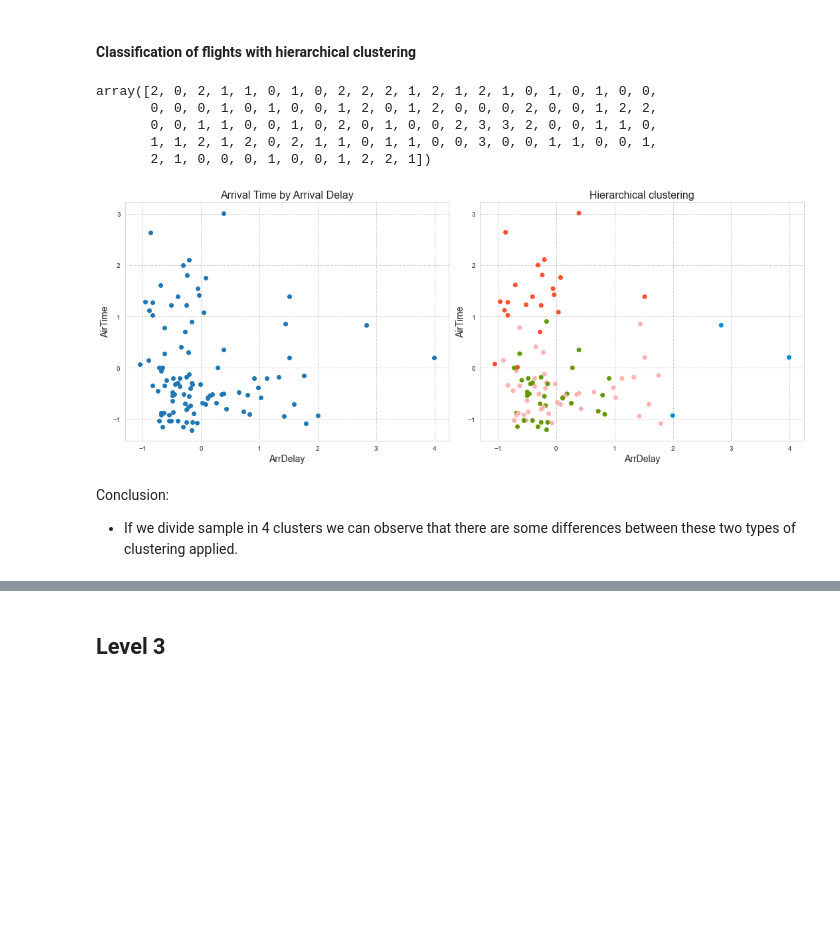
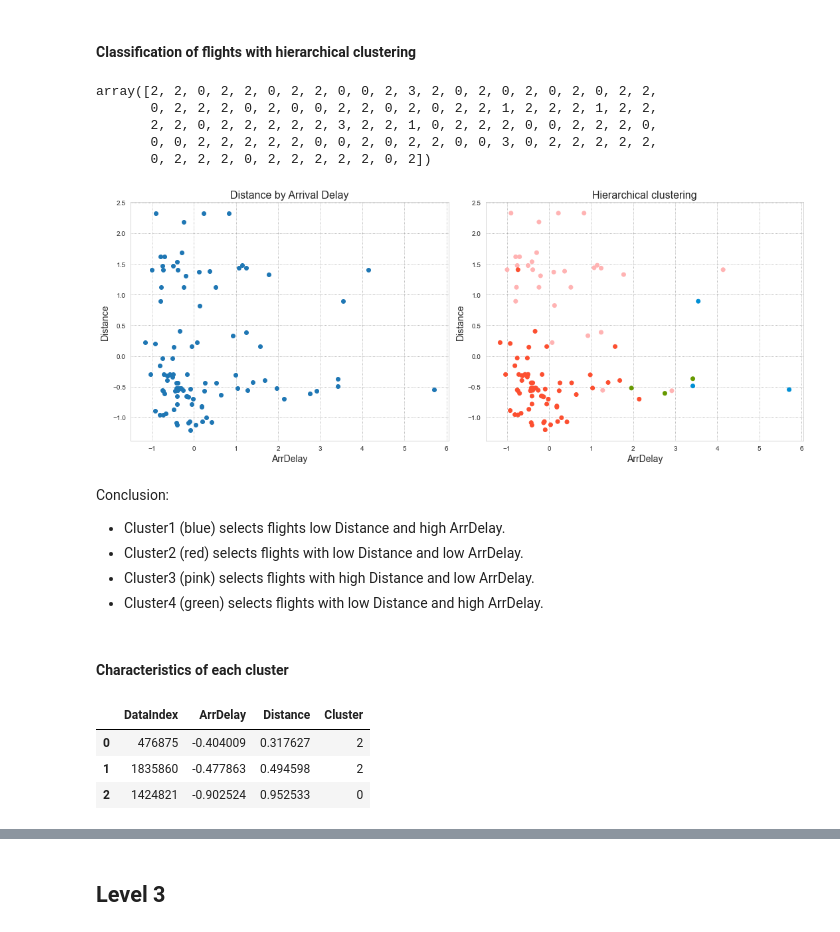
Before and after one commit to dominikapetru/noSupervisat_Classificacio, a Jupyter notebook: Sprint15_T01.ipynb, the cells around one changed output, grey strips where cells are left out. Cells and saved outputs as stored; diff of their text form; code cells hidden in the pictures; blank space fills up the shorter version.

```diff
--- a/Sprint15_T01.ipynb
+++ b/Sprint15_T01.ipynb
@@ -152,2 +151,8 @@ dfScaled.head(3)
 # %% [markdown]
 #### Test sample
+# %%
+#standartization
+scaler = StandardScaler()
+dfScaled = df_flights.copy()
+dfScaled[dfScaled.columns] = scaler.fit_transform(dfScaled[dfScaled.columns])
+dfScaled.head(3)
@@ -231,32 +402,50 @@ plt.tight_layout();
 model2 = AgglomerativeClustering(n_clusters=4, affinity='euclidean', linkage='ward')
 model2.fit_predict(df_sample)
 # %% [output]
-array([2, 0, 2, 1, 1, 0, 1, 0, 2, 2, 2, 1, 2, 1, 2, 1, 0, 1, 0, 1, 0, 0,
-       0, 0, 0, 1, 0, 1, 0, 0, 1, 2, 0, 1, 2, 0, 0, 0, 2, 0, 0, 1, 2, 2,
-       0, 0, 1, 1, 0, 0, 1, 0, 2, 0, 1, 0, 0, 2, 3, 3, 2, 0, 0, 1, 1, 0,
-       1, 1, 2, 1, 2, 0, 2, 1, 1, 0, 1, 1, 0, 0, 3, 0, 0, 1, 1, 0, 0, 1,
-       2, 1, 0, 0, 0, 1, 0, 0, 1, 2, 2, 1])
+array([2, 2, 0, 2, 2, 0, 2, 2, 0, 0, 2, 3, 2, 0, 2, 0, 2, 0, 2, 0, 2, 2,
+       0, 2, 2, 2, 0, 2, 0, 0, 2, 2, 0, 2, 0, 2, 2, 1, 2, 2, 2, 1, 2, 2,
+       2, 2, 0, 2, 2, 2, 2, 2, 3, 2, 2, 1, 0, 2, 2, 2, 0, 0, 2, 2, 2, 0,
+       0, 0, 2, 2, 2, 2, 2, 0, 0, 2, 0, 2, 2, 0, 0, 3, 0, 2, 2, 2, 2, 2,
+       0, 2, 2, 2, 0, 2, 2, 2, 2, 2, 0, 2])
 # %%
 #visualisation of clusters, comparing values raw and clusters output
 fig,axes = plt.subplots(nrows=1,ncols=2,figsize=(15,6))
 sns.set_style('whitegrid', {"grid.color": ".6", "grid.linestyle": ":"})
 
 fte_colors2 = {0: "#ffb3b3",1: "#669900",2: "#fc4f30", 3:'#008fd5'}
 hie_colors = [fte_colors2[label] for label in model2.labels_]
 
-axes[0].scatter(df_sample['ArrDelay'], df_sample['AirTime'])
+axes[0].scatter(df_sample['ArrDelay'], df_sample['Distance'])
 axes[0].set_xlabel("ArrDelay",fontsize = 14)
-axes[0].set_ylabel("AirTime",fontsize = 14)
-axes[0].set_title("Arrival Time by Arrival Delay", fontsize = 16)
+axes[0].set_ylabel("Distance",fontsize = 14)
+axes[0].set_title("Distance by Arrival Delay", fontsize = 16)
 
-axes[1].scatter(df_sample['ArrDelay'], df_sample['AirTime'], c=hie_colors)
+axes[1].scatter(df_sample['ArrDelay'], df_sample['Distance'], c=hie_colors)
 axes[1].set_xlabel("ArrDelay",fontsize = 14)
-axes[1].set_ylabel("AirTime",fontsize = 14)
+axes[1].set_ylabel("Distance",fontsize = 14)
 axes[1].set_title("Hierarchical clustering", fontsize = 16)
 
 plt.tight_layout();
 # %% [output]
-[figure, old version]
+[figure, new version]
-# %% [markdown]
-Conclusion:
-- If we divide sample in 4 clusters we can observe that there are some differences between these two types of clustering applied.
+# %% [markdown]
+Conclusion:
+- Cluster1 (blue) selects flights low Distance and high ArrDelay.
+- Cluster2 (red) selects flights with low Distance and low ArrDelay.
+- Cluster3 (pink) selects flights with high Distance and low ArrDelay.
+- Cluster4 (green) selects flights with low Distance and high ArrDelay.
+# %% [markdown]
+#### Characteristics of each cluster
+# %%
+#new dataset with the clusters
+cluster_map2 = pd.DataFrame()
+cluster_map2['DataIndex'] = df_sample.index.values
+cluster_map2['ArrDelay'] = df_sample.ArrDelay.values
+cluster_map2['Distance'] = df_sample.ArrTime.values
+cluster_map2['Cluster'] = model2.labels_
+cluster_map2.head(3)
+# %% [output]
+|  | DataIndex | ArrDelay | Distance | Cluster |
+| 0 | 476875 | -0.404009 | 0.317627 | 2 |
+| 1 | 1835860 | -0.477863 | 0.494598 | 2 |
+| 2 | 1424821 | -0.902524 | 0.952533 | 0 |
```
Also changed, not shown: parts of 64 cells of this notebook.
